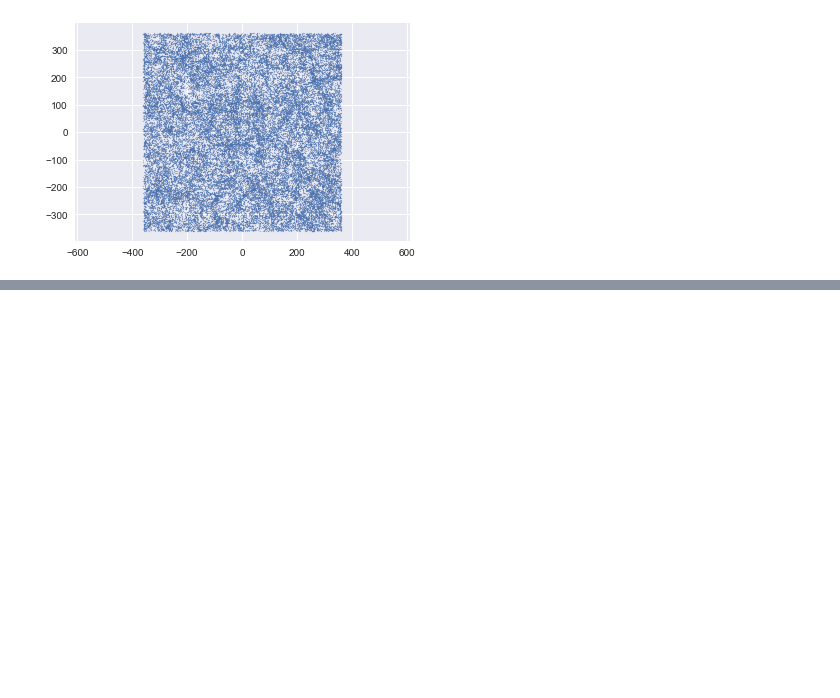
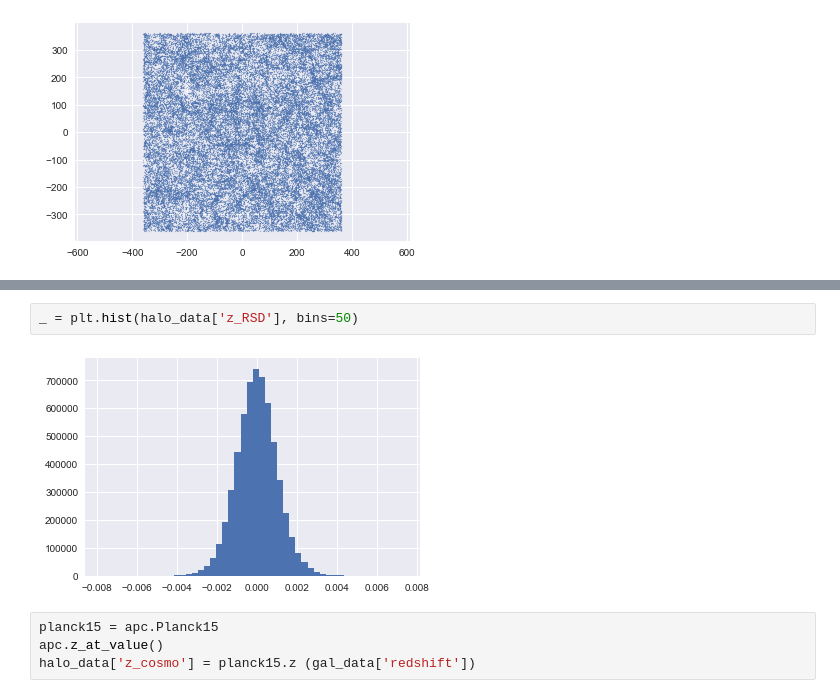
Before and after one commit to forero/cosmo_datasets, a Jupyter notebook: code/explore_abacus.ipynb, the cells around one changed output, grey strips where cells are left out. Drawn from its saved outputs; the diff is of its cells as text; blank space fills up the shorter version.

```diff
--- a/code/explore_abacus.ipynb
+++ b/code/explore_abacus.ipynb
@@ -32,0 +49,8 @@ plt.axis('equal')
+# %%
+_ = plt.hist(halo_data['z_RSD'], bins=50)
+# %% [output]
+[figure, added]
+# %%
+planck15 = apc.Planck15
+apc.z_at_value()
+halo_data['z_cosmo'] = planck15.z (gal_data['redshift'])
```
Also changed, not shown: parts of 4 cells of this notebook.
